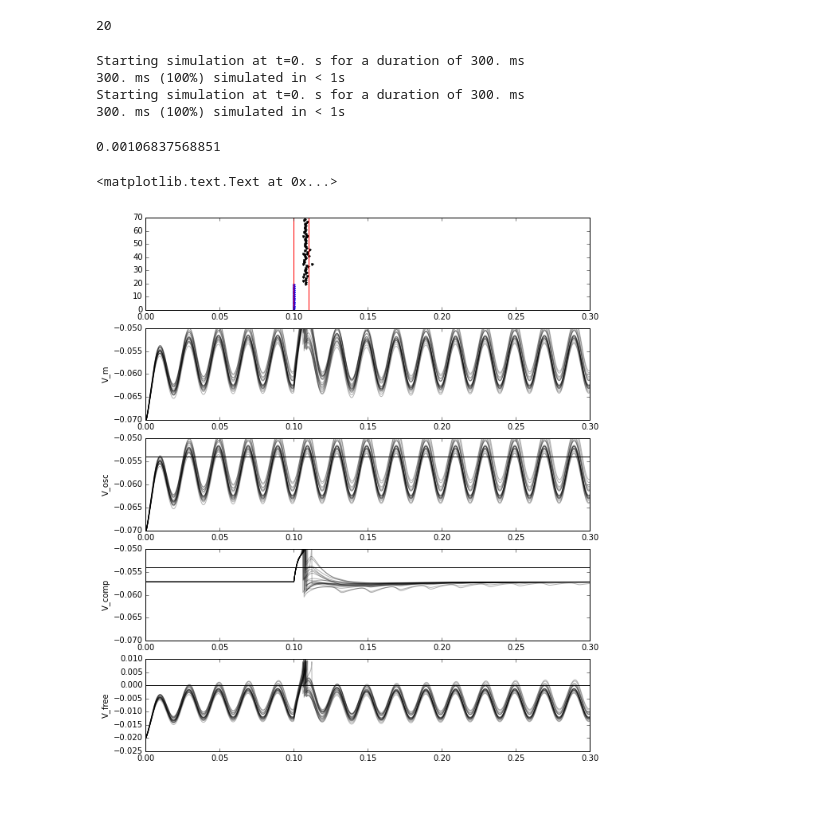
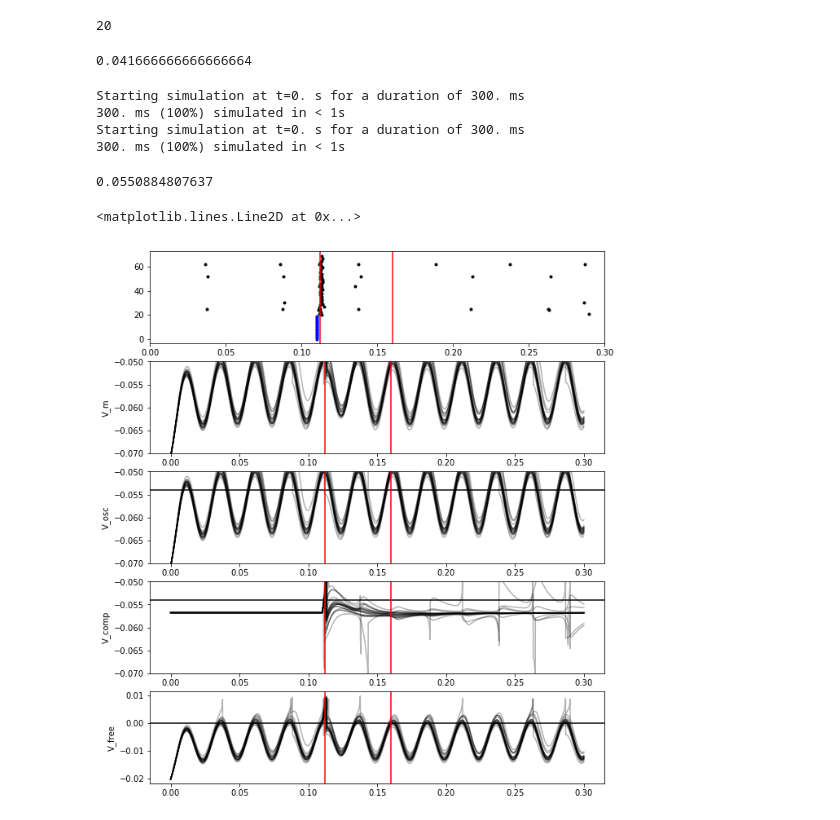
Before and after one commit to parenthetical-e/voltagebudget, a Jupyter notebook: ipynb/adex_testing.ipynb, the cells around one changed output. Saved outputs shown, nothing was run; the diff lists cells and outputs as text; code cells hidden in the pictures.

```diff
--- a/ipynb/adex_testing.ipynb
+++ b/ipynb/adex_testing.ipynb
@@ -9,7 +9,7 @@ from fakespikes import util as fsutil
 t = 0.3
 
 k = 20
-t_stim = 0.1
+t_stim = 0.11
 dt = 1e-4
 w = 1e-4
 a = 10000
@@ -19,12 +19,16 @@ print(len(ts))
 times = fsutil.create_times(t, dt)
 # %% [output]
 20
+# %%
+(1./f) * 0.5
+# %% [output]
+0.041666666666666664
 # %%
 N = 50
-w_in = 0.6e-9
+w_in = 0.3e-9
 bias = 5e-10
 
-f = 50 # 50
+f = 40 # 50
 A = 5e-10
 
 r_b = 0.0
@@ -36,7 +40,7 @@ ns_e, ts_e, vs = neurons.adex(t, N,
                               a=(-1.0e-9, 1.0e-9),
                               b=(10e-12, 60.0e-12),
                               Ereset=(-48e-3, -55e-3),
-                              f=f, A=A,
+                              f=f, A=A, phi=.00,
                               r_b=r_b,
                               time_step=dt)
 # %% [output]
@@ -49,43 +53,53 @@ m = np.logical_or(t_stim <= ts_e, ts_e <= (t_stim + 20e-3))
 y_sigma = np.std(ts_e[m])
 print(y_sigma)
 # %% [output]
-0.00106837568851
+0.0550884807637
 # %%
+t0 = 2e-3
+tn = 50e-3
 plt.figure(figsize=(10, 12))
 plt.subplot(511)
 plt.plot(ts, ns, '.b')
 plt.plot(ts_e, ns_e + k, '.k')
-plt.axvline(t_stim, color='red')
-plt.axvline(t_stim + 10e-3, color='red')
+plt.axvline(t_stim + t0, color='red')
+plt.axvline(t_stim + tn, color='red')
 plt.xlim(0, .3)
 
 plt.subplot(512)
 for j in range(20):
     plt.plot(times, vs['vm'][j, :], 'k', alpha=0.3);
 plt.ylim(-70e-3, -50e-3)
+plt.axvline(t_stim + t0, color='red')
+plt.axvline(t_stim + tn, color='red')
 plt.ylabel("V_m")
 
 plt.subplot(513)
 for j in range(20):
     plt.plot(times, vs['osc'][j, :], 'k', alpha=0.3);
 plt.axhline(-54e-3, color='black')
 plt.ylim(-70e-3, -50e-3)
+plt.axvline(t_stim + t0, color='red')
+plt.axvline(t_stim + tn, color='red')
 plt.ylabel("V_osc")
 
 plt.subplot(514)
 for j in range(20):
     plt.plot(times, vs['comp'][j, :], 'k', alpha=0.3);
 plt.axhline(-54e-3, color='black')
 plt.ylim(-70e-3, -50e-3)
+plt.axvline(t_stim + t0, color='red')
+plt.axvline(t_stim + tn, color='red')
 plt.ylabel("V_comp")
 
 plt.subplot(515)
 for j in range(20):
     plt.plot(times, vs['free'][j, :], 'k', alpha=0.3);
 plt.axhline(0, color='black')
 plt.ylabel("V_free")
+plt.axvline(t_stim + t0, color='red')
+plt.axvline(t_stim + tn, color='red')
 # %% [output]
-<matplotlib.text.Text at 0x...>
+<matplotlib.lines.Line2D at 0x...>
-[figure, old version]
+[figure, new version]
 # %%
 plt.figure(figsize=(10, 10))
```
Also changed, not shown: parts of 3 cells of this notebook, 1 other file.
